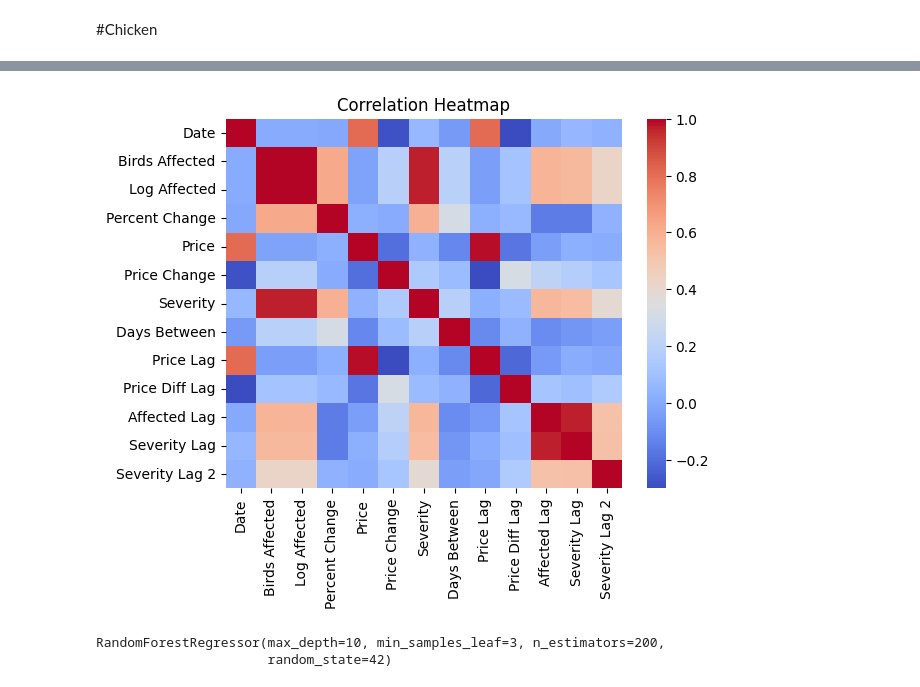
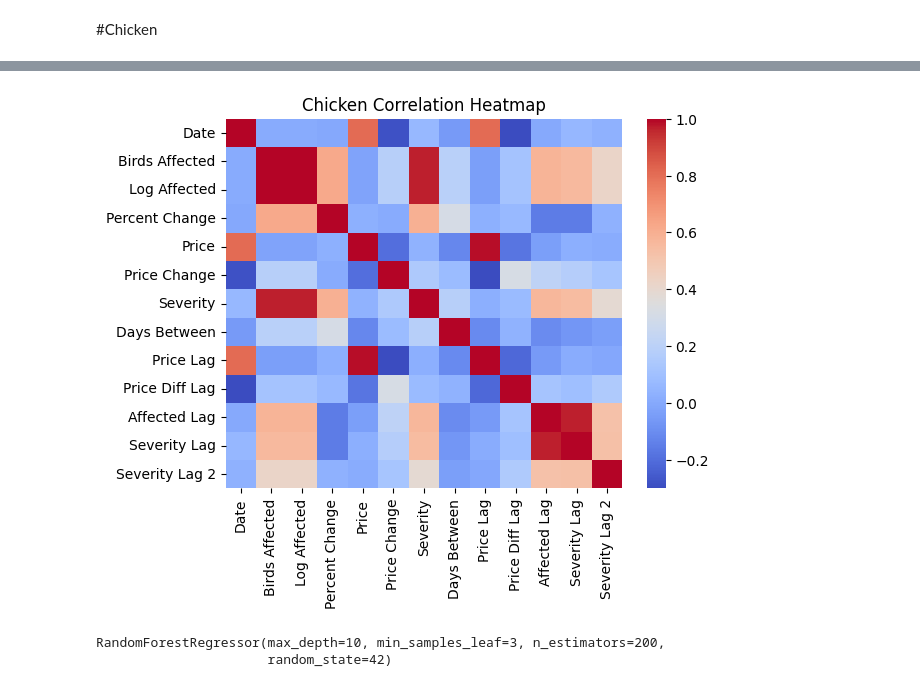
Before and after one commit to bhagatjeetd/CS_163_project, a Jupyter notebook: Affected_Birds_Analysis.ipynb, the cells around one changed output, grey strips where cells are left out. Drawn from its saved outputs; the diff is of its cells as text; code cells hidden in the pictures.

```diff
--- a/Affected_Birds_Analysis.ipynb
+++ b/Affected_Birds_Analysis.ipynb
@@ -190,11 +195,11 @@ chicken_final = chicken_final.dropna().reset_index(drop=True)
 # %%
 chicken_corr = chicken_final.drop(columns=['Country', 'Product', 'Food Group'])
 pearson_corr = chicken_corr.corr(method='spearman')
 sns.heatmap(pearson_corr, cmap='coolwarm')
-plt.title("Correlation Heatmap")
+plt.title("Chicken Correlation Heatmap")
 plt.show()
 # %% [output]
-[figure, old version]
+[figure, new version]
 # %%
 #Model
 X = chicken_final[[
```
Also changed, not shown: parts of 13 cells of this notebook.
